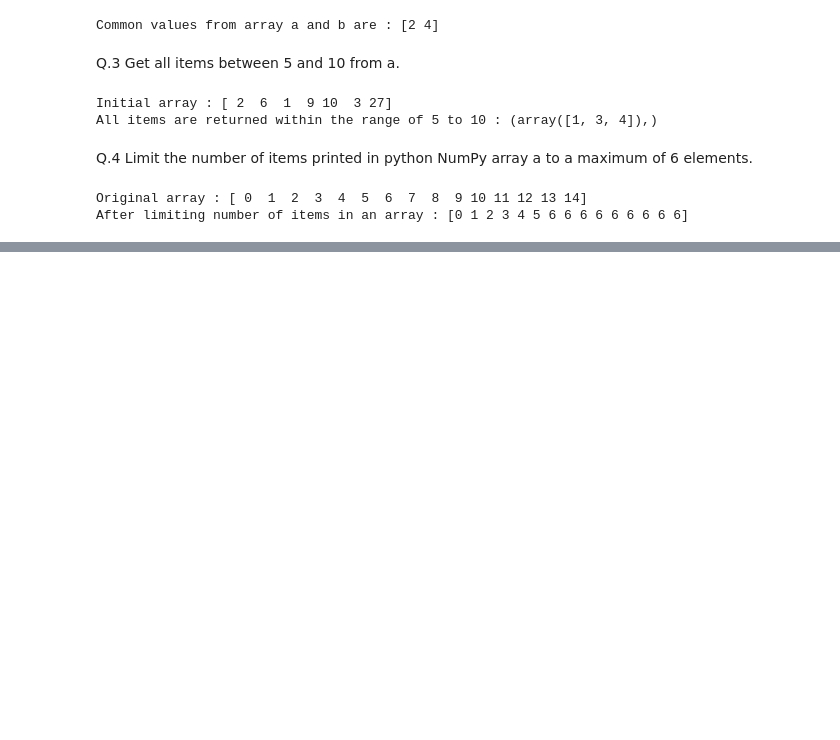
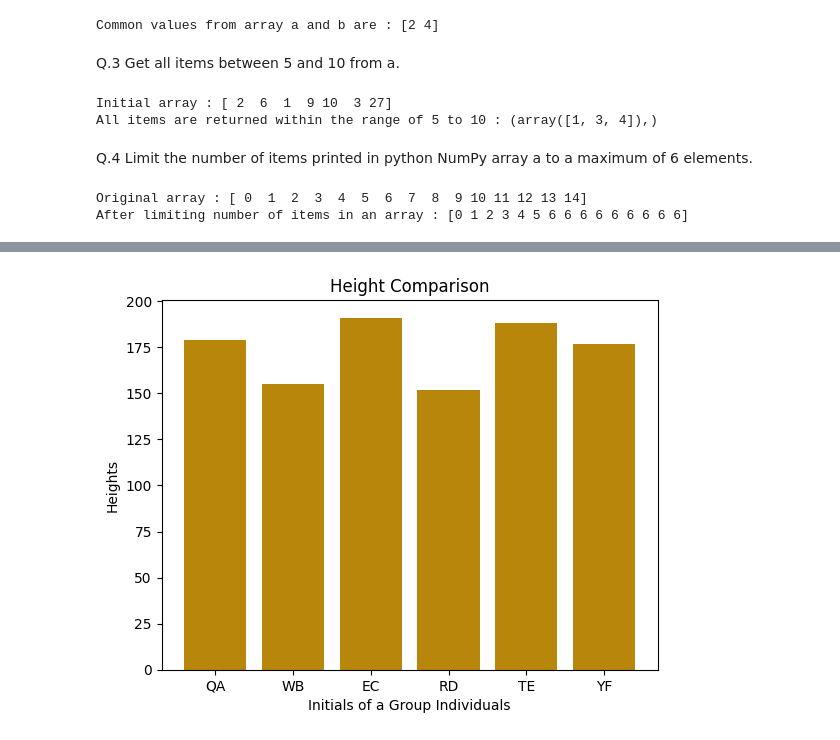
Before and after one commit to ShraddhaPatel17/Data_Science, a Jupyter notebook: Statistics/Assessment/Statistics Assessment.ipynb, the cells around one changed output, grey strips where cells are left out. Saved outputs shown, nothing was run; the diff lists cells and outputs as text; code cells hidden in the pictures; blank space fills up the shorter version.

```diff
--- a/Statistics/Assessment/Statistics Assessment.ipynb
+++ b/Statistics/Assessment/Statistics Assessment.ipynb
@@ -50,0 +233,12 @@ After limiting number of items in an array : [0 1 2 3 4 5 6 6 6 6 6 6 6 6 6]
+# %%
+''' 11. Heights and initials of a group of individuals are provided below. Create a bar plot titled
+“Height Comparison” to compare the heights among this group. '''
+height = [179, 155, 191, 152, 188, 177]
+names = ['QA', 'WB', 'EC', 'RD', 'TE', 'YF']
+plt.bar(names,height,color='darkgoldenrod')
+plt.ylabel('Heights')
+plt.xlabel('Initials of a Group Individuals')
+plt.title('Height Comparison')
+plt.show()
+# %% [output]
+[figure, added]
```
Also changed, not shown: parts of 21 cells of this notebook, 7 other files.
